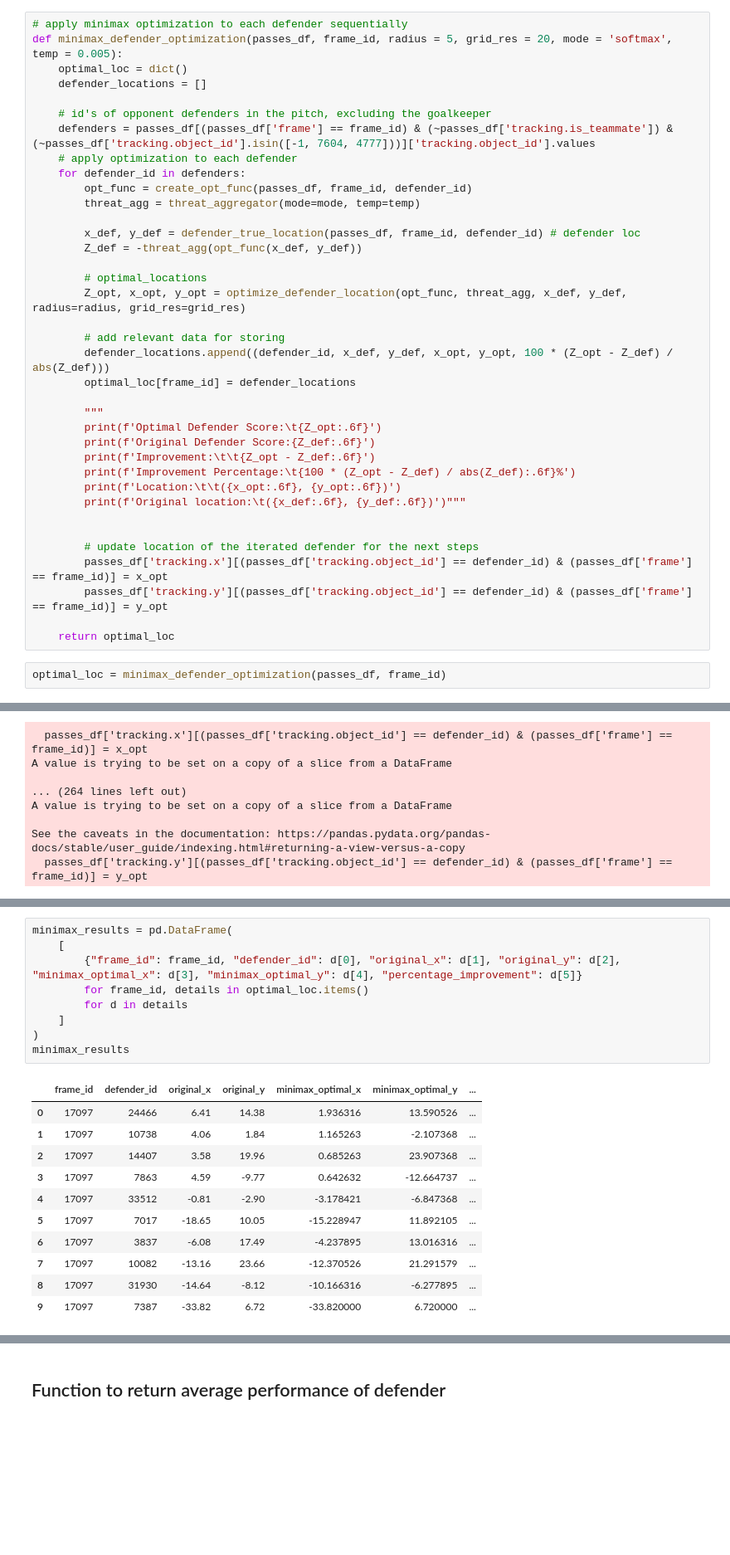
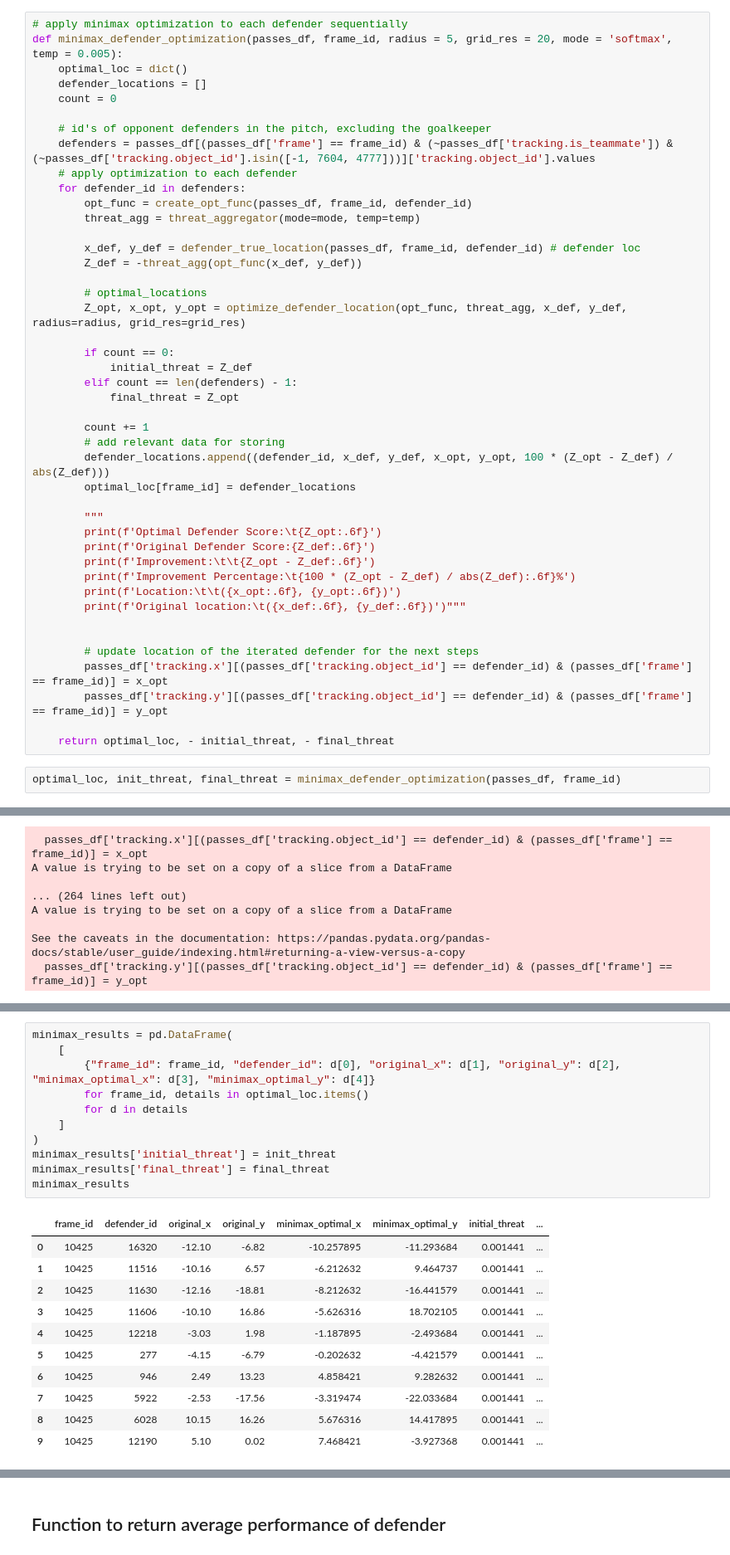
Before and after one commit to ariskoutris/defensive-passing-networks, a Jupyter notebook: src/notebooks/opt_function.ipynb, the cells around one changed output, grey strips where cells are left out. Shown: that part at 83% size. Saved outputs shown, nothing was run; the diff lists cells and outputs as text; blank space fills up the shorter version.

Commit message:
sequential minimax optimization added

```diff
--- a/src/notebooks/opt_function.ipynb
+++ b/src/notebooks/opt_function.ipynb
@@ -659,6 +662,7 @@ np.int64(17097)
 def minimax_defender_optimization(passes_df, frame_id, radius = 5, grid_res = 20, mode = 'softmax', temp = 0.005):
     optimal_loc = dict()
     defender_locations = []
+    count = 0
 
     # id's of opponent defenders in the pitch, excluding the goalkeeper
     defenders = passes_df[(passes_df['frame'] == frame_id) & (~passes_df['tracking.is_teammate']) & (~passes_df['tracking.object_id'].isin([-1, 7604, 4777]))]['tracking.object_id'].values
@@ -673,6 +677,12 @@ def minimax_defender_optimization(passes_df, frame_id, radius = 5, grid_res = 20
         # optimal_locations
         Z_opt, x_opt, y_opt = optimize_defender_location(opt_func, threat_agg, x_def, y_def, radius=radius, grid_res=grid_res)
 
+        if count == 0:
+            initial_threat = Z_def
+        elif count == len(defenders) - 1:
+            final_threat = Z_opt
+
+        count += 1
         # add relevant data for storing
         defender_locations.append((defender_id, x_def, y_def, x_opt, y_opt, 100 * (Z_opt - Z_def) / abs(Z_def)))
         optimal_loc[frame_id] = defender_locations
@@ -690,9 +700,9 @@ def minimax_defender_optimization(passes_df, frame_id, radius = 5, grid_res = 20
         passes_df['tracking.x'][(passes_df['tracking.object_id'] == defender_id) & (passes_df['frame'] == frame_id)] = x_opt
         passes_df['tracking.y'][(passes_df['tracking.object_id'] == defender_id) & (passes_df['frame'] == frame_id)] = y_opt
 
-    return optimal_loc
+    return optimal_loc, - initial_threat, - final_threat
 # %%
-optimal_loc = minimax_defender_optimization(passes_df, frame_id)
+optimal_loc, init_threat, final_threat = minimax_defender_optimization(passes_df, frame_id)
 # %% [output]
 You are setting values through chained assignment. Currently this works in certain cases, but when using Copy-on-Write (which will become the default behaviour in pandas 3.0) this will never work to u ...
 A typical example is when you are setting values in a column of a DataFrame, like:
@@ -734,24 +728,26 @@ optimal_loc
 # %%
 minimax_results = pd.DataFrame(
     [
-        {"frame_id": frame_id, "defender_id": d[0], "original_x": d[1], "original_y": d[2], "minimax_optimal_x": d[3], "minimax_optimal_y": d[4], "percentage_improvement": d[5]}
+        {"frame_id": frame_id, "defender_id": d[0], "original_x": d[1], "original_y": d[2], "minimax_optimal_x": d[3], "minimax_optimal_y": d[4]}
         for frame_id, details in optimal_loc.items()
         for d in details
     ]
 )
+minimax_results['initial_threat'] = init_threat
+minimax_results['final_threat'] = final_threat
 minimax_results
 # %% [output]
-|  | frame_id | defender_id | original_x | original_y | minimax_optimal_x | minimax_optimal_y | ... |
-| 0 | 17097 | 24466 | 6.41 | 14.38 | 1.936316 | 13.590526 | ... |
-| 1 | 17097 | 10738 | 4.06 | 1.84 | 1.165263 | -2.107368 | ... |
-| 2 | 17097 | 14407 | 3.58 | 19.96 | 0.685263 | 23.907368 | ... |
-| 3 | 17097 | 7863 | 4.59 | -9.77 | 0.642632 | -12.664737 | ... |
-| 4 | 17097 | 33512 | -0.81 | -2.90 | -3.178421 | -6.847368 | ... |
-| 5 | 17097 | 7017 | -18.65 | 10.05 | -15.228947 | 11.892105 | ... |
-| 6 | 17097 | 3837 | -6.08 | 17.49 | -4.237895 | 13.016316 | ... |
-| 7 | 17097 | 10082 | -13.16 | 23.66 | -12.370526 | 21.291579 | ... |
-| 8 | 17097 | 31930 | -14.64 | -8.12 | -10.166316 | -6.277895 | ... |
-| 9 | 17097 | 7387 | -33.82 | 6.72 | -33.820000 | 6.720000 | ... |
+|  | frame_id | defender_id | original_x | original_y | minimax_optimal_x | minimax_optimal_y | initial_threat | ... |
+| 0 | 10425 | 16320 | -12.10 | -6.82 | -10.257895 | -11.293684 | 0.001441 | ... |
+| 1 | 10425 | 11516 | -10.16 | 6.57 | -6.212632 | 9.464737 | 0.001441 | ... |
+| 2 | 10425 | 11630 | -12.16 | -18.81 | -8.212632 | -16.441579 | 0.001441 | ... |
+| 3 | 10425 | 11606 | -10.10 | 16.86 | -5.626316 | 18.702105 | 0.001441 | ... |
+| 4 | 10425 | 12218 | -3.03 | 1.98 | -1.187895 | -2.493684 | 0.001441 | ... |
+| 5 | 10425 | 277 | -4.15 | -6.79 | -0.202632 | -4.421579 | 0.001441 | ... |
+| 6 | 10425 | 946 | 2.49 | 13.23 | 4.858421 | 9.282632 | 0.001441 | ... |
+| 7 | 10425 | 5922 | -2.53 | -17.56 | -3.319474 | -22.033684 | 0.001441 | ... |
+| 8 | 10425 | 6028 | 10.15 | 16.26 | 5.676316 | 14.417895 | 0.001441 | ... |
+| 9 | 10425 | 12190 | 5.10 | 0.02 | 7.468421 | -3.927368 | 0.001441 | ... |
 # %%
 frame_id = 10664
 defender_id = 16320
```
Also changed, not shown: parts of 4 cells of this notebook.
